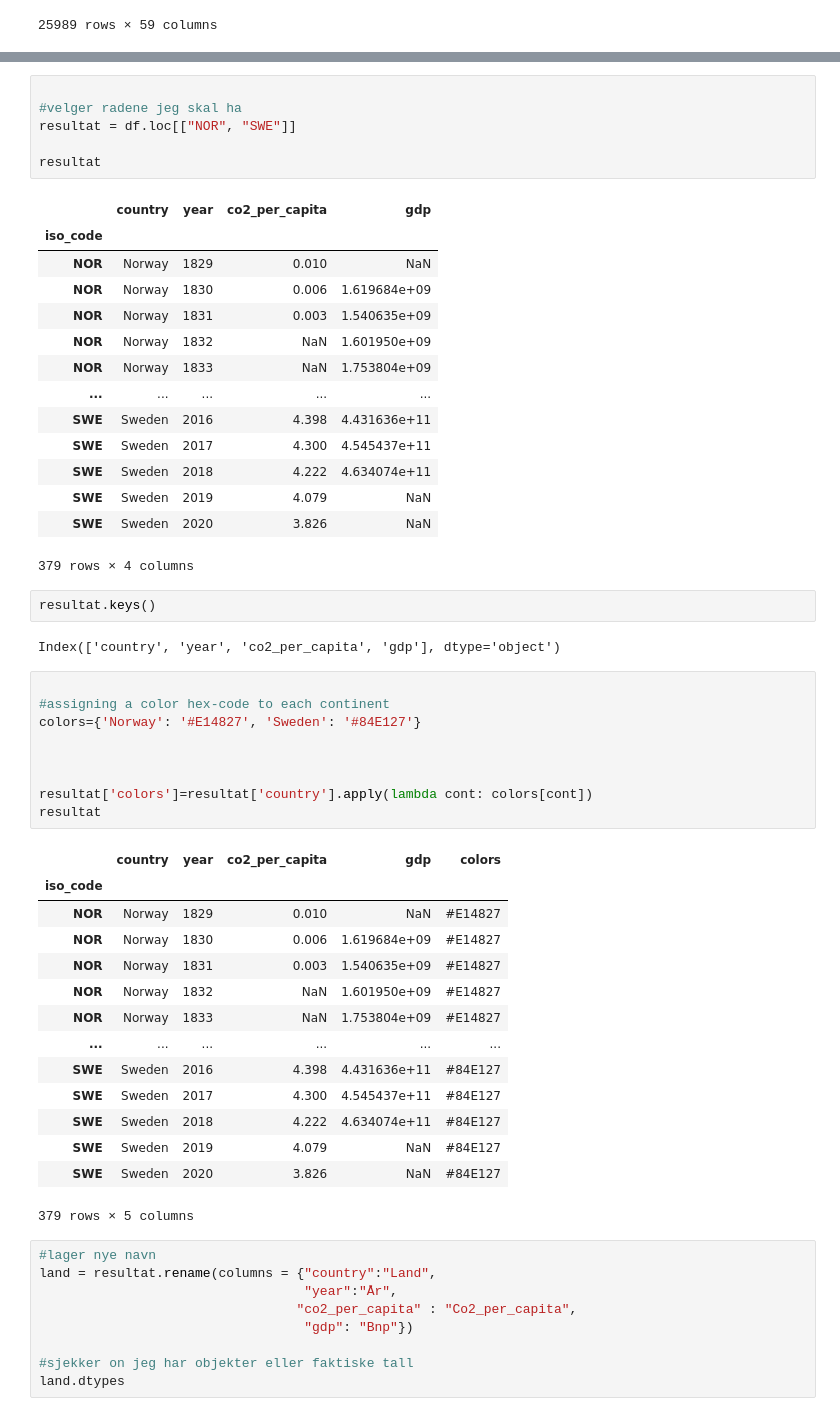
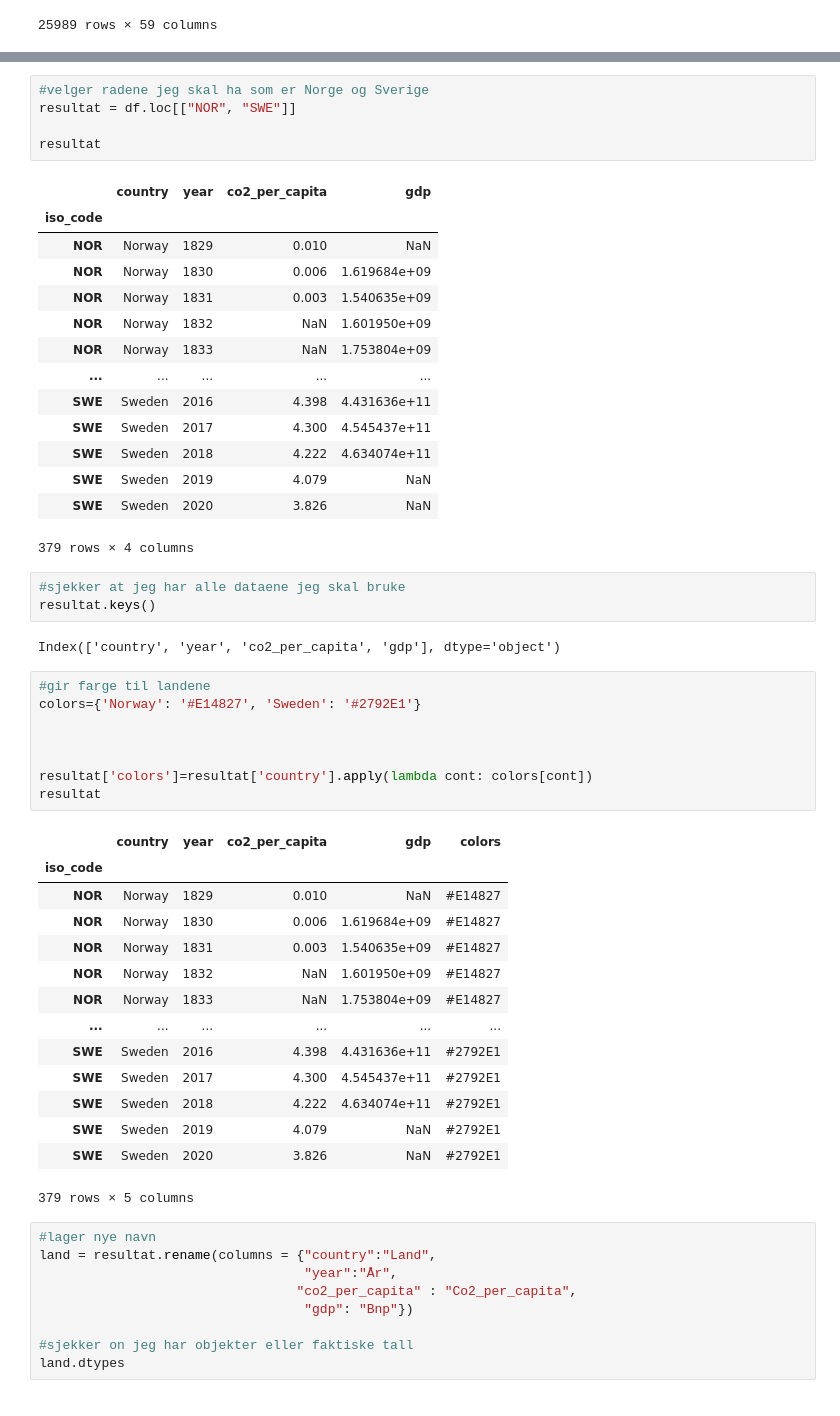
Before and after one commit to IdaBergland/sok-1005-v22Phyton, a Jupyter notebook: Mappeoppgave6.ipynb, the cells around one changed output, grey strips where cells are left out. Drawn from its saved outputs; the diff is of its cells as text.

```diff
--- a/Mappeoppgave6.ipynb
+++ b/Mappeoppgave6.ipynb
@@ -42,8 +46,7 @@ df
 | ZWE | Zimbabwe | 2020 | 0.709 | NaN |
 25989 rows × 4 columns
 # %%
-
-#velger radene jeg skal ha
+#velger radene jeg skal ha som er Norge og Sverige
 resultat = df.loc[["NOR", "SWE"]]
 
 resultat
@@ -63,32 +66,32 @@ resultat
 | SWE | Sweden | 2020 | 3.826 | NaN |
 379 rows × 4 columns
 # %%
+#sjekker at jeg har alle dataene jeg skal bruke
 resultat.keys()
 # %% [output]
 Index(['country', 'year', 'co2_per_capita', 'gdp'], dtype='object')
 # %%
-
-#assigning a color hex-code to each continent
-colors={'Norway': '#E14827', 'Sweden': '#84E127'}
+#gir farge til landene
+colors={'Norway': '#E14827', 'Sweden': '#2792E1'}
 
 
 
 resultat['colors']=resultat['country'].apply(lambda cont: colors[cont])
 resultat
 # %% [output]
 |  | country | year | co2_per_capita | gdp | colors |
 | iso_code |  |  |  |  |  |
 | NOR | Norway | 1829 | 0.010 | NaN | #E14827 |
 | NOR | Norway | 1830 | 0.006 | 1.619684e+09 | #E14827 |
 | NOR | Norway | 1831 | 0.003 | 1.540635e+09 | #E14827 |
 | NOR | Norway | 1832 | NaN | 1.601950e+09 | #E14827 |
 | NOR | Norway | 1833 | NaN | 1.753804e+09 | #E14827 |
 | ... | ... | ... | ... | ... | ... |
-| SWE | Sweden | 2016 | 4.398 | 4.431636e+11 | #84E127 |
-| SWE | Sweden | 2017 | 4.300 | 4.545437e+11 | #84E127 |
-| SWE | Sweden | 2018 | 4.222 | 4.634074e+11 | #84E127 |
-| SWE | Sweden | 2019 | 4.079 | NaN | #84E127 |
-| SWE | Sweden | 2020 | 3.826 | NaN | #84E127 |
+| SWE | Sweden | 2016 | 4.398 | 4.431636e+11 | #2792E1 |
+| SWE | Sweden | 2017 | 4.300 | 4.545437e+11 | #2792E1 |
+| SWE | Sweden | 2018 | 4.222 | 4.634074e+11 | #2792E1 |
+| SWE | Sweden | 2019 | 4.079 | NaN | #2792E1 |
+| SWE | Sweden | 2020 | 3.826 | NaN | #2792E1 |
 379 rows × 5 columns
 # %%
 #lager nye navn
```
Also changed, not shown: parts of 7 cells of this notebook, 2 other files.
